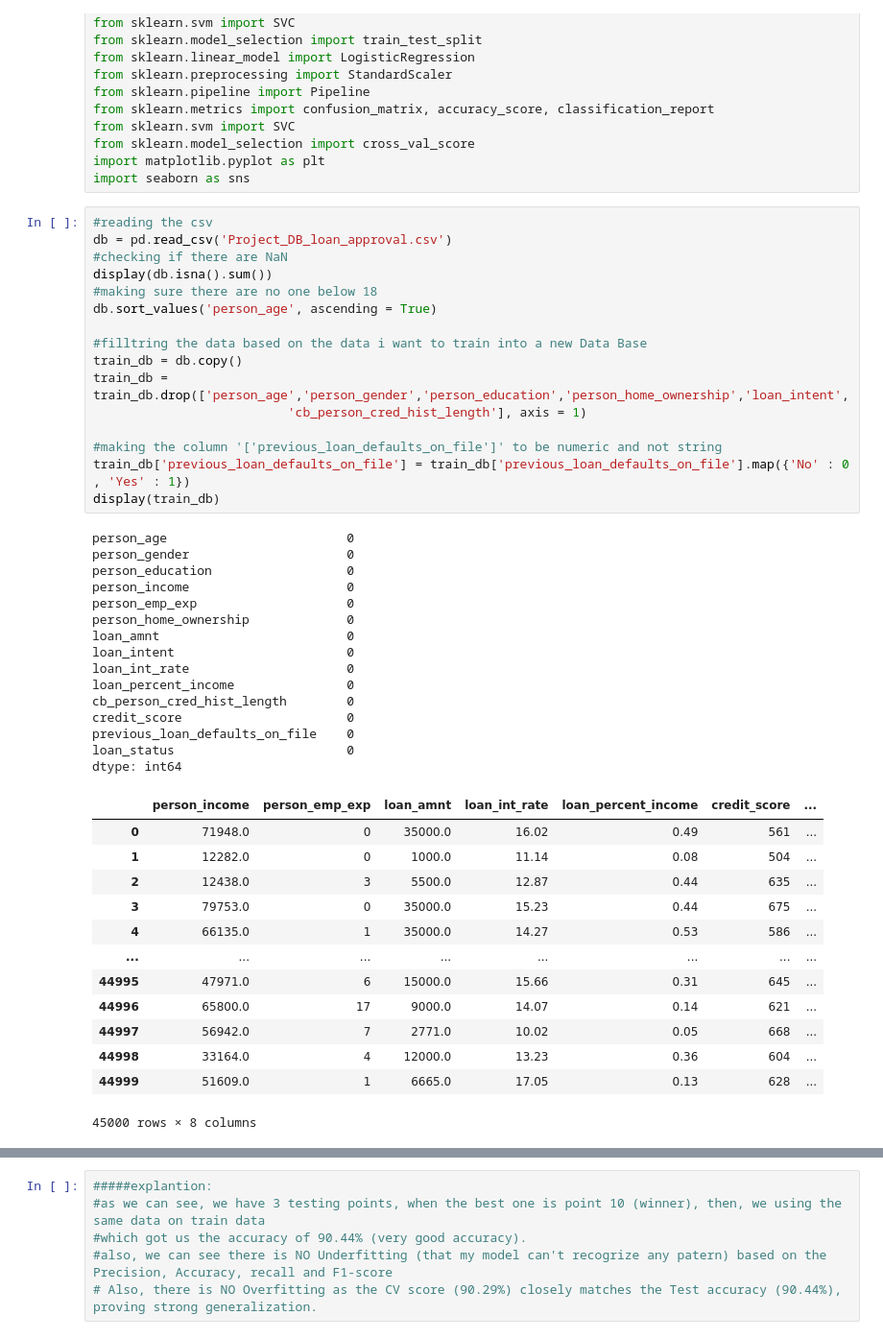
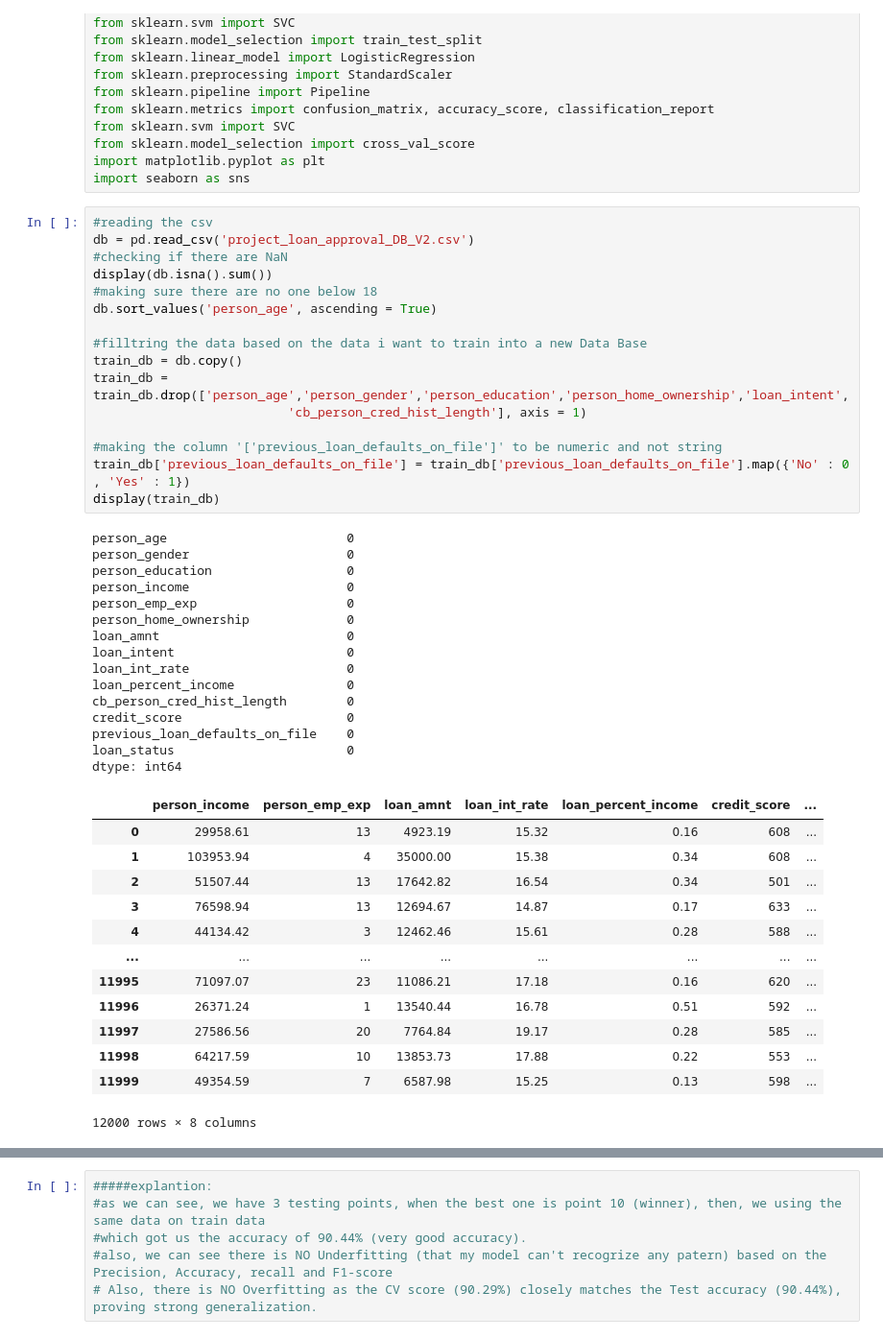
Before and after one commit to Liran-Martfel/Loan-aprroval-project, a Jupyter notebook: notebooks/exploration.ipynb, the cells around one changed output, grey strips where cells are left out. Shown at 96% size. Saved outputs shown, nothing was run; the diff lists cells and outputs as text.

```diff
--- a/notebooks/exploration.ipynb
+++ b/notebooks/exploration.ipynb
@@ -140,49 +140,49 @@ import matplotlib.pyplot as plt
 import seaborn as sns
 # %%
 #reading the csv
-db = pd.read_csv('Project_DB_loan_approval.csv')
+db = pd.read_csv('project_loan_approval_DB_V2.csv')
 #checking if there are NaN
 display(db.isna().sum())
 #making sure there are no one below 18
 db.sort_values('person_age', ascending = True)
 
 #filltring the data based on the data i want to train into a new Data Base
 train_db = db.copy()
 train_db = train_db.drop(['person_age','person_gender','person_education','person_home_ownership','loan_intent',
                           'cb_person_cred_hist_length'], axis = 1)
 
 #making the column '['previous_loan_defaults_on_file']' to be numeric and not string
 train_db['previous_loan_defaults_on_file'] = train_db['previous_loan_defaults_on_file'].map({'No' : 0 , 'Yes' : 1})
 display(train_db)
 # %% [output]
 person_age                        0
 person_gender                     0
 person_education                  0
 person_income                     0
 person_emp_exp                    0
 person_home_ownership             0
 loan_amnt                         0
 loan_intent                       0
 loan_int_rate                     0
 loan_percent_income               0
 cb_person_cred_hist_length        0
 credit_score                      0
 previous_loan_defaults_on_file    0
 loan_status                       0
 dtype: int64
 |  | person_income | person_emp_exp | loan_amnt | loan_int_rate | loan_percent_income | credit_score | ... |
-| 0 | 71948.0 | 0 | 35000.0 | 16.02 | 0.49 | 561 | ... |
-| 1 | 12282.0 | 0 | 1000.0 | 11.14 | 0.08 | 504 | ... |
-| 2 | 12438.0 | 3 | 5500.0 | 12.87 | 0.44 | 635 | ... |
-| 3 | 79753.0 | 0 | 35000.0 | 15.23 | 0.44 | 675 | ... |
-| 4 | 66135.0 | 1 | 35000.0 | 14.27 | 0.53 | 586 | ... |
+| 0 | 29958.61 | 13 | 4923.19 | 15.32 | 0.16 | 608 | ... |
+| 1 | 103953.94 | 4 | 35000.00 | 15.38 | 0.34 | 608 | ... |
+| 2 | 51507.44 | 13 | 17642.82 | 16.54 | 0.34 | 501 | ... |
+| 3 | 76598.94 | 13 | 12694.67 | 14.87 | 0.17 | 633 | ... |
+| 4 | 44134.42 | 3 | 12462.46 | 15.61 | 0.28 | 588 | ... |
 | ... | ... | ... | ... | ... | ... | ... | ... |
-| 44995 | 47971.0 | 6 | 15000.0 | 15.66 | 0.31 | 645 | ... |
-| 44996 | 65800.0 | 17 | 9000.0 | 14.07 | 0.14 | 621 | ... |
-| 44997 | 56942.0 | 7 | 2771.0 | 10.02 | 0.05 | 668 | ... |
-| 44998 | 33164.0 | 4 | 12000.0 | 13.23 | 0.36 | 604 | ... |
-| 44999 | 51609.0 | 1 | 6665.0 | 17.05 | 0.13 | 628 | ... |
+| 11995 | 71097.07 | 23 | 11086.21 | 17.18 | 0.16 | 620 | ... |
+| 11996 | 26371.24 | 1 | 13540.44 | 16.78 | 0.51 | 592 | ... |
+| 11997 | 27586.56 | 20 | 7764.84 | 19.17 | 0.28 | 585 | ... |
+| 11998 | 64217.59 | 10 | 13853.73 | 17.88 | 0.22 | 553 | ... |
+| 11999 | 49354.59 | 7 | 6587.98 | 15.25 | 0.13 | 598 | ... |
-45000 rows × 8 columns
+12000 rows × 8 columns
 # %%
 # 1. Split Data
 y_label = train_db['loan_status']
```
Also changed, not shown: parts of 7 cells of this notebook.
